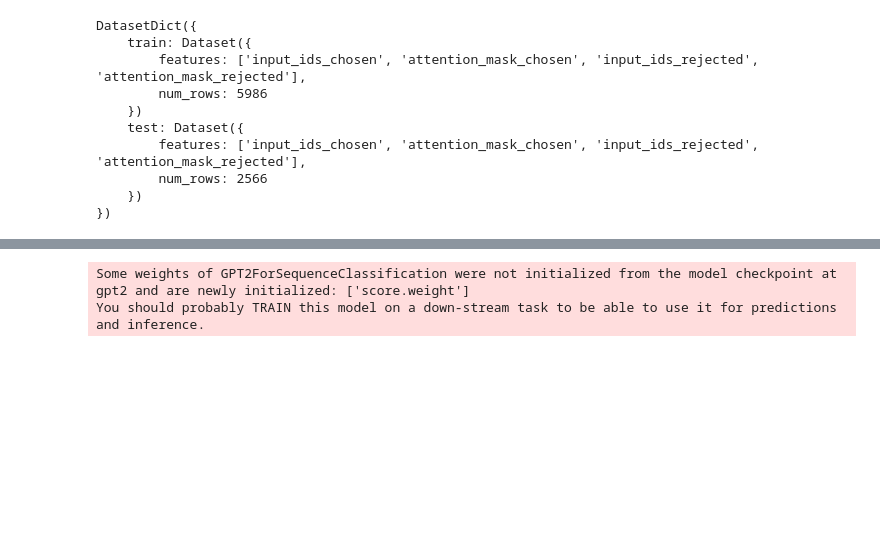
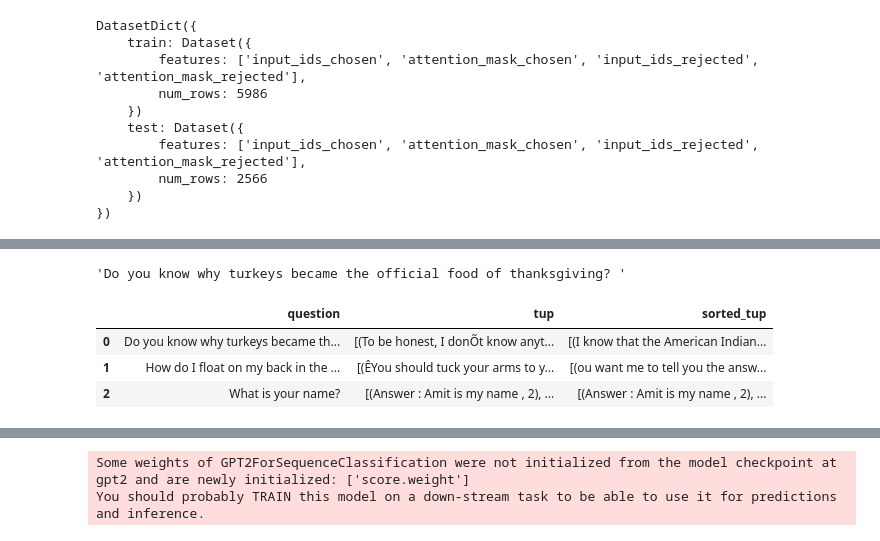
Before and after one commit to insightbuilder/python_de_learners_data, a Jupyter notebook: code_script_notebooks/projects/exploring_trl/exploringsft-rewardtrainers.ipynb, the cells around one changed output, grey strips where cells are left out. Saved outputs shown, nothing was run; the diff lists cells and outputs as text; code cells hidden in the pictures; blank space fills up the shorter version.

Commit message:
reviewed reward trainers

```diff
--- a/code_script_notebooks/projects/exploring_trl/exploringsft-rewardtrainers.ipynb
+++ b/code_script_notebooks/projects/exploring_trl/exploringsft-rewardtrainers.ipynb
@@ -668,0 +691,14 @@ DatasetDict({
+# %%
+import pandas as pd
+from operator import itemgetter
+
+# Dataset prep
+# Questions that requires answers are listed first
+# Answers are "generated" for the questions from models
+# These answers are annotated with feedback using other models / humans
+# Answers with higher feedback are chosen and lesser feedback rejected
+# Both rejected and chosen answers along with questions are collated into dataset
+
+df = pd.read_csv('reward_trainer_feedback.csv',
+                 encoding="ISO-8859-1")
+# https://stackoverflow.com/questions/19699367/for-line-in-results-in-unicodedecodeerror-utf-8-codec-cant-decode-byte
@@ -668,0 +725,4 @@ DatasetDict({
+# %%
+df_g['question'][0]
+# %% [output]
+'Do you know why turkeys became the official food of thanksgiving? '
@@ -668,0 +732,7 @@ DatasetDict({
+# %%
+df_g
+# %% [output]
+|  | question | tup | sorted_tup |
+| 0 | Do you know why turkeys became th... | [(To be honest, I donÕt know anyt... | [(I know that the American Indian... |
+| 1 | How do I float on my back in the ... | [(ÊYou should tuck your arms to y... | [(ou want me to tell you the answ... |
+| 2 | What is your name? | [(Answer : Amit is my name , 2), ... | [(Answer : Amit is my name , 2), ... |
```
Also changed, not shown: parts of 11 cells of this notebook, 3 other files.
